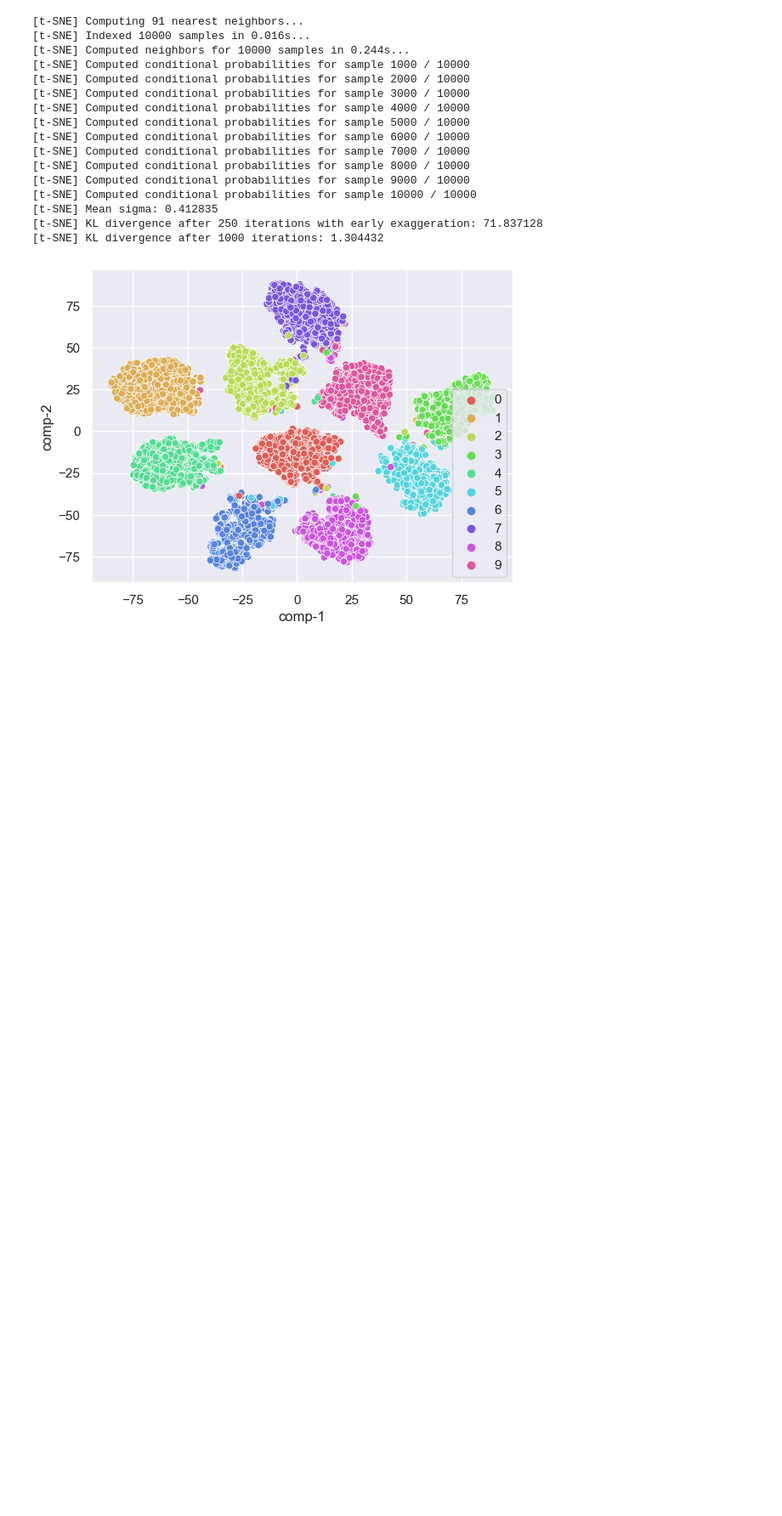
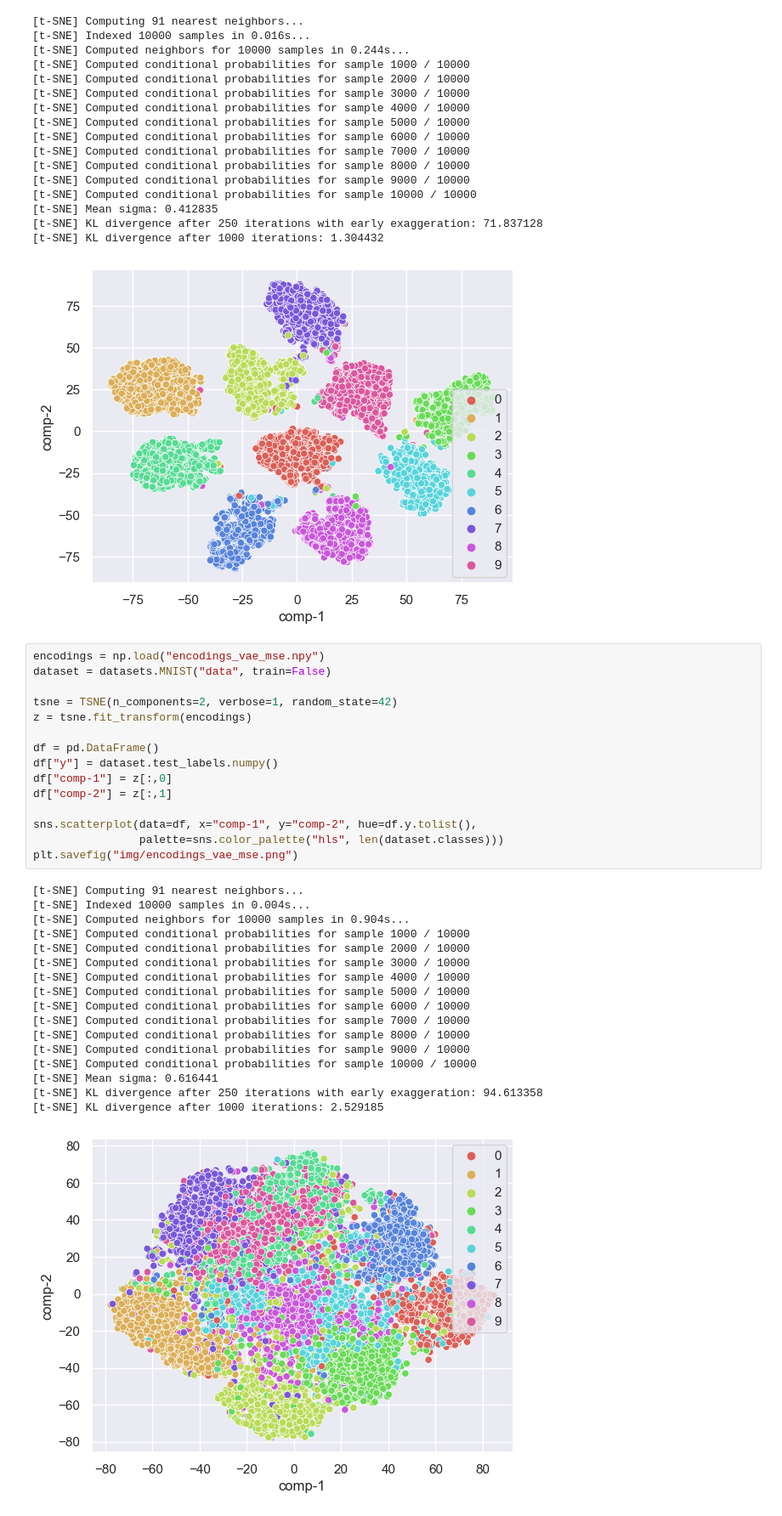
Before and after one commit to imgeorgiev/contrastive_learning, a Jupyter notebook: analysis.ipynb, the cells around one changed output. Shown at 85% size. Cells and saved outputs as stored; diff of their text form; blank space fills up the shorter version.

```diff
--- a/analysis.ipynb
+++ b/analysis.ipynb
@@ -72,3 +72,36 @@ plt.savefig("img/encodings_contrastive.png")
 [t-SNE] KL divergence after 250 iterations with early exaggeration: 71.837128
 [t-SNE] KL divergence after 1000 iterations: 1.304432
 [figure]
+# %%
+encodings = np.load("encodings_vae_mse.npy")
+dataset = datasets.MNIST("data", train=False)
+
+tsne = TSNE(n_components=2, verbose=1, random_state=42)
+z = tsne.fit_transform(encodings)
+
+df = pd.DataFrame()
+df["y"] = dataset.test_labels.numpy()
+df["comp-1"] = z[:,0]
+df["comp-2"] = z[:,1]
+
+sns.scatterplot(data=df, x="comp-1", y="comp-2", hue=df.y.tolist(),
+                palette=sns.color_palette("hls", len(dataset.classes)))
+plt.savefig("img/encodings_vae_mse.png")
+# %% [output]
+[t-SNE] Computing 91 nearest neighbors...
+[t-SNE] Indexed 10000 samples in 0.004s...
+[t-SNE] Computed neighbors for 10000 samples in 0.904s...
+[t-SNE] Computed conditional probabilities for sample 1000 / 10000
+[t-SNE] Computed conditional probabilities for sample 2000 / 10000
+[t-SNE] Computed conditional probabilities for sample 3000 / 10000
+[t-SNE] Computed conditional probabilities for sample 4000 / 10000
+[t-SNE] Computed conditional probabilities for sample 5000 / 10000
+[t-SNE] Computed conditional probabilities for sample 6000 / 10000
+[t-SNE] Computed conditional probabilities for sample 7000 / 10000
+[t-SNE] Computed conditional probabilities for sample 8000 / 10000
+[t-SNE] Computed conditional probabilities for sample 9000 / 10000
+[t-SNE] Computed conditional probabilities for sample 10000 / 10000
+[t-SNE] Mean sigma: 0.616441
+[t-SNE] KL divergence after 250 iterations with early exaggeration: 94.613358
+[t-SNE] KL divergence after 1000 iterations: 2.529185
+[figure, added]
```
Also changed, not shown: 2 other files.
